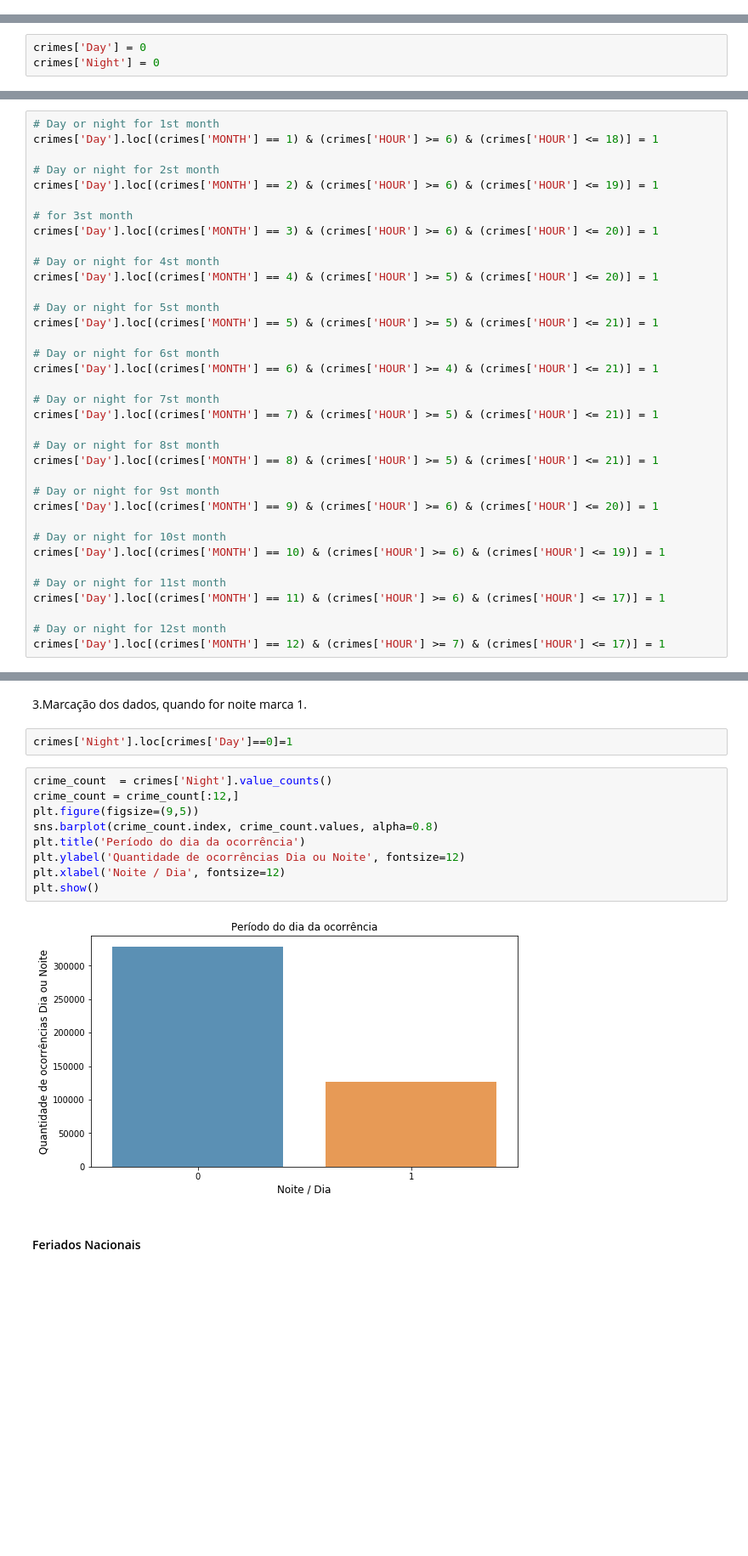
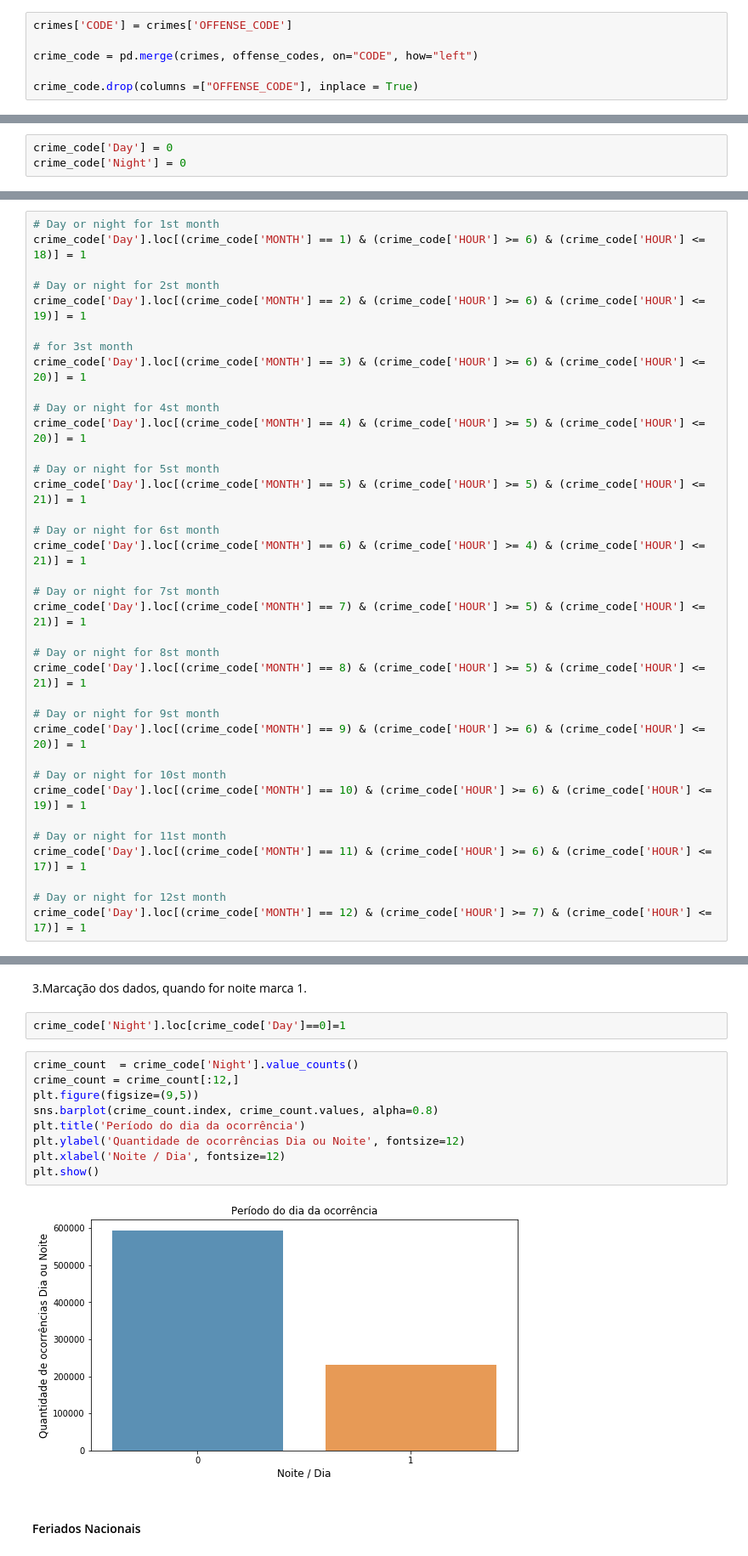
Before and after one commit to pabloazevedo/PortifolioDS, a Jupyter notebook: Boston Crimes.ipynb, the cells around one changed output, grey strips where cells are left out. Shown at 85% size. Saved outputs shown, nothing was run; the diff lists cells and outputs as text; blank space fills up the shorter version.

```diff
--- a/Boston Crimes.ipynb
+++ b/Boston Crimes.ipynb
@@ -53,3 +84,9 @@ crimes['OCCURRED_ON_DATE'] = pd.to_datetime(crimes['OCCURRED_ON_DATE'])
+# %%
+crimes['CODE'] = crimes['OFFENSE_CODE']
+
+crime_code = pd.merge(crimes, offense_codes, on="CODE", how="left")
+
+crime_code.drop(columns =["OFFENSE_CODE"], inplace = True)
 # %% [markdown]
 ### Data Analysis
 # %% [markdown]
@@ -155,43 +223,43 @@ A primeira que será criada é Dia ou Noite, ou seja, a ocorrêcia se deu em dur
 # %% [markdown]
 1.Definição das variáveis como valores padrões
 # %%
-crimes['Day'] = 0
-crimes['Night'] = 0
+crime_code['Day'] = 0
+crime_code['Night'] = 0
 # %% [markdown]
 2.Marcação dos dados
 # %%
 # Day or night for 1st month
-crimes['Day'].loc[(crimes['MONTH'] == 1) & (crimes['HOUR'] >= 6) & (crimes['HOUR'] <= 18)] = 1
+crime_code['Day'].loc[(crime_code['MONTH'] == 1) & (crime_code['HOUR'] >= 6) & (crime_code['HOUR'] <= 18)] = 1
 
 # Day or night for 2st month
-crimes['Day'].loc[(crimes['MONTH'] == 2) & (crimes['HOUR'] >= 6) & (crimes['HOUR'] <= 19)] = 1
+crime_code['Day'].loc[(crime_code['MONTH'] == 2) & (crime_code['HOUR'] >= 6) & (crime_code['HOUR'] <= 19)] = 1
 
 # for 3st month
-crimes['Day'].loc[(crimes['MONTH'] == 3) & (crimes['HOUR'] >= 6) & (crimes['HOUR'] <= 20)] = 1
+crime_code['Day'].loc[(crime_code['MONTH'] == 3) & (crime_code['HOUR'] >= 6) & (crime_code['HOUR'] <= 20)] = 1
 
 # Day or night for 4st month
-crimes['Day'].loc[(crimes['MONTH'] == 4) & (crimes['HOUR'] >= 5) & (crimes['HOUR'] <= 20)] = 1
+crime_code['Day'].loc[(crime_code['MONTH'] == 4) & (crime_code['HOUR'] >= 5) & (crime_code['HOUR'] <= 20)] = 1
 
 # Day or night for 5st month
-crimes['Day'].loc[(crimes['MONTH'] == 5) & (crimes['HOUR'] >= 5) & (crimes['HOUR'] <= 21)] = 1
+crime_code['Day'].loc[(crime_code['MONTH'] == 5) & (crime_code['HOUR'] >= 5) & (crime_code['HOUR'] <= 21)] = 1
 
 # Day or night for 6st month
-crimes['Day'].loc[(crimes['MONTH'] == 6) & (crimes['HOUR'] >= 4) & (crimes['HOUR'] <= 21)] = 1
+crime_code['Day'].loc[(crime_code['MONTH'] == 6) & (crime_code['HOUR'] >= 4) & (crime_code['HOUR'] <= 21)] = 1
 
 # Day or night for 7st month
-crimes['Day'].loc[(crimes['MONTH'] == 7) & (crimes['HOUR'] >= 5) & (crimes['HOUR'] <= 21)] = 1
+crime_code['Day'].loc[(crime_code['MONTH'] == 7) & (crime_code['HOUR'] >= 5) & (crime_code['HOUR'] <= 21)] = 1
 
 # Day or night for 8st month
-crimes['Day'].loc[(crimes['MONTH'] == 8) & (crimes['HOUR'] >= 5) & (crimes['HOUR'] <= 21)] = 1
+crime_code['Day'].loc[(crime_code['MONTH'] == 8) & (crime_code['HOUR'] >= 5) & (crime_code['HOUR'] <= 21)] = 1
 
 # Day or night for 9st month
-crimes['Day'].loc[(crimes['MONTH'] == 9) & (crimes['HOUR'] >= 6) & (crimes['HOUR'] <= 20)] = 1
+crime_code['Day'].loc[(crime_code['MONTH'] == 9) & (crime_code['HOUR'] >= 6) & (crime_code['HOUR'] <= 20)] = 1
 
 # Day or night for 10st month
-crimes['Day'].loc[(crimes['MONTH'] == 10) & (crimes['HOUR'] >= 6) & (crimes['HOUR'] <= 19)] = 1
+crime_code['Day'].loc[(crime_code['MONTH'] == 10) & (crime_code['HOUR'] >= 6) & (crime_code['HOUR'] <= 19)] = 1
 
 # Day or night for 11st month
-crimes['Day'].loc[(crimes['MONTH'] == 11) & (crimes['HOUR'] >= 6) & (crimes['HOUR'] <= 17)] = 1
+crime_code['Day'].loc[(crime_code['MONTH'] == 11) & (crime_code['HOUR'] >= 6) & (crime_code['HOUR'] <= 17)] = 1
 
 # Day or night for 12st month
-crimes['Day'].loc[(crimes['MONTH'] == 12) & (crimes['HOUR'] >= 7) & (crimes['HOUR'] <= 17)] = 1
+crime_code['Day'].loc[(crime_code['MONTH'] == 12) & (crime_code['HOUR'] >= 7) & (crime_code['HOUR'] <= 17)] = 1
@@ -203,18 +266,18 @@ See the caveats in the documentation: http://pandas.pydata.org/pandas-docs/stabl
 # %% [markdown]
 3.Marcação dos dados, quando for noite marca 1.
 # %%
-crimes['Night'].loc[crimes['Day']==0]=1
+crime_code['Night'].loc[crime_code['Day']==0]=1
 # %%
-crime_count  = crimes['Night'].value_counts()
+crime_count  = crime_code['Night'].value_counts()
 crime_count = crime_count[:12,]
 plt.figure(figsize=(9,5))
 sns.barplot(crime_count.index, crime_count.values, alpha=0.8)
 plt.title('Período do dia da ocorrência')
 plt.ylabel('Quantidade de ocorrências Dia ou Noite', fontsize=12)
 plt.xlabel('Noite / Dia', fontsize=12)
 plt.show()
 # %% [output]
-[figure, old version]
+[figure, new version]
 # %% [markdown]
 #### Feriados Nacionais
 # %% [markdown]
```
Also changed, not shown: parts of 28 cells of this notebook.
